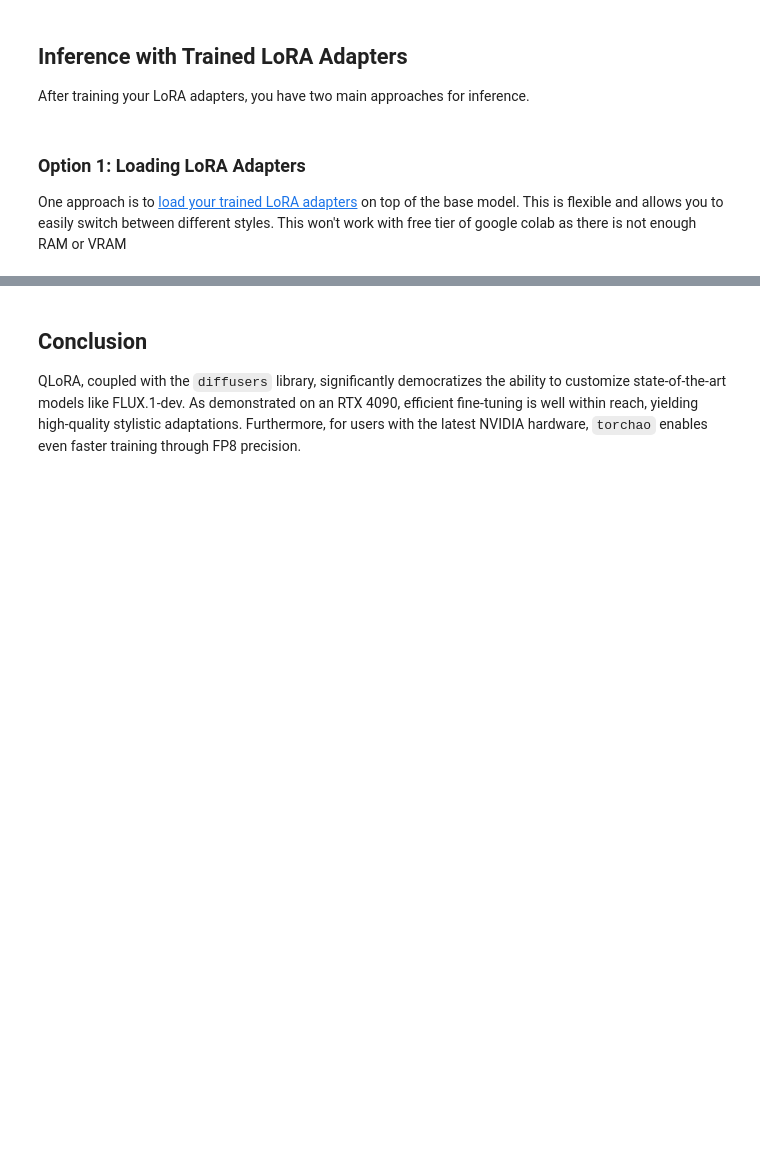
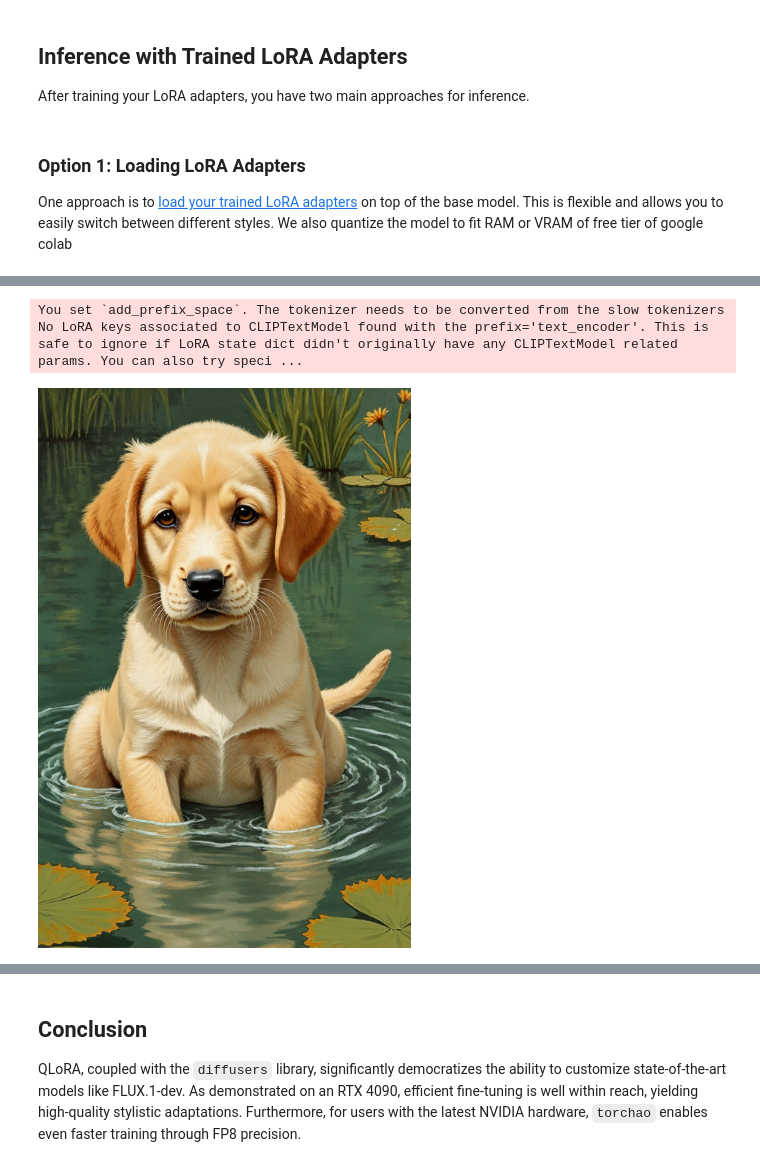
Before and after one commit to DerekLiu35/notebooks, a Jupyter notebook: flux_lora_quant_blogpost.ipynb, the cells around one changed output, grey strips where cells are left out. Cells and saved outputs as stored; diff of their text form; code cells hidden in the pictures; blank space fills up the shorter version.

```diff
--- a/flux_lora_quant_blogpost.ipynb
+++ b/flux_lora_quant_blogpost.ipynb
@@ -654,31 +704,62 @@ After training your LoRA adapters, you have two main approaches for inference.
 # %% [markdown]
 ### Option 1: Loading LoRA Adapters
 
-One approach is to [load your trained LoRA adapters](https://huggingface.co/docs/diffusers/v0.33.1/en/using-diffusers/loading_adapters#lora) on top of the base model. This is flexible and allows you to easily switch between different styles. This won't work with free tier of google colab as there is not enough RAM or VRAM
+One approach is to [load your trained LoRA adapters](https://huggingface.co/docs/diffusers/v0.33.1/en/using-diffusers/loading_adapters#lora) on top of the base model. This is flexible and allows you to easily switch between different styles. We also quantize the model to fit RAM or VRAM of free tier of google colab
 # %%
-# from diffusers import FluxPipeline
-# import torch
+from diffusers import FluxPipeline, AutoPipelineForText2Image, FluxTransformer2DModel, BitsAndBytesConfig
+from transformers import T5EncoderModel
+from transformers import BitsAndBytesConfig as TransformersBitsAndBytesConfig
+import torch
+import gc
 
-# ckpt_id = "black-forest-labs/FLUX.1-dev"
-# lora_path = "alphonse_mucha_lora_flux_nf4" # Path to our trained LoRA
+ckpt_id = "black-forest-labs/FLUX.1-dev"
+lora_path = "alphonse_mucha_lora_flux_nf4"
+lora_path = "/content/drive/MyDrive/flux_lora_quant/alphonse_mucha_lora_flux_nf4/checkpoint-100"
+fused_transformer_path = "fused_transformer"
 
-# pipeline = FluxPipeline.from_pretrained(
-#     ckpt_id, torch_dtype=torch.float16 # use bfloat16 if hardware supports it
-# )
-# # Load the LoRA adapter
-# pipeline.load_lora_weights(lora_path)
+bnb_4bit_compute_dtype = torch.float16
 
-# pipeline.enable_model_cpu_offload()
+nf4_config = BitsAndBytesConfig(
+    load_in_4bit=True,
+    bnb_4bit_quant_type="nf4",
+    bnb_4bit_compute_dtype=bnb_4bit_compute_dtype,
+)
 
-# prompt = "a puppy in a pond, alphonse mucha style"
-# image = pipeline(
-#     prompt,
-#     num_inference_steps=28,
-#     guidance_scale=0,
-#     height=768,
-#     width=512,
-#     generator=torch.manual_seed(0)
-# ).images[0]
+# Load pipeline and fuse LoRA
+transformer = FluxTransformer2DModel.from_pretrained(
+    ckpt_id, subfolder="transformer",
+    quantization_config=nf4_config, torch_dtype=torch.float16
+)
 
-# image.save("alphonse_mucha_lora.png")
-# image
+quant_config = TransformersBitsAndBytesConfig(load_in_4bit=True, bnb_4bit_quant_type="nf4", bnb_4bit_compute_dtype=torch.float16)
+
+text_encoder = T5EncoderModel.from_pretrained(ckpt_id, subfolder="text_encoder_2", quantization_config=quant_config, torch_dtype=torch.float16,)
+
+pipeline = FluxPipeline.from_pretrained(
+    ckpt_id,
+    transformer=transformer,
+    text_encoder_2=text_encoder,
+    torch_dtype=bnb_4bit_compute_dtype,
+)
+pipeline.load_lora_weights(lora_path)
+
+del text_encoder
+del transformer
+gc.collect()
+torch.cuda.empty_cache()
+
+pipeline.to("cuda")
+
+prompt = "a puppy in a pond, alphonse mucha style"
+image = pipeline(
+    prompt,
+    num_inference_steps=28,
+    guidance_scale=3.5,
+    height=768,
+    width=512,
+    generator=torch.manual_seed(0)
+).images[0]
+
+image.save("alphonse_mucha_lora.png")
+image
+# %% [output]
@@ -685,3 +771,6 @@ One approach is to [load your trained LoRA adapters](https://huggingface.co/docs
+You set `add_prefix_space`. The tokenizer needs to be converted from the slow tokenizers
+No LoRA keys associated to CLIPTextModel found with the prefix='text_encoder'. This is safe to ignore if LoRA state dict didn't originally have any CLIPTextModel related params. You can also try speci ...
+[figure, added]
 # %% [markdown]
 ### Option 2: Merging LoRA into Base Model
 
```
Also changed, not shown: parts of 10 cells of this notebook.
